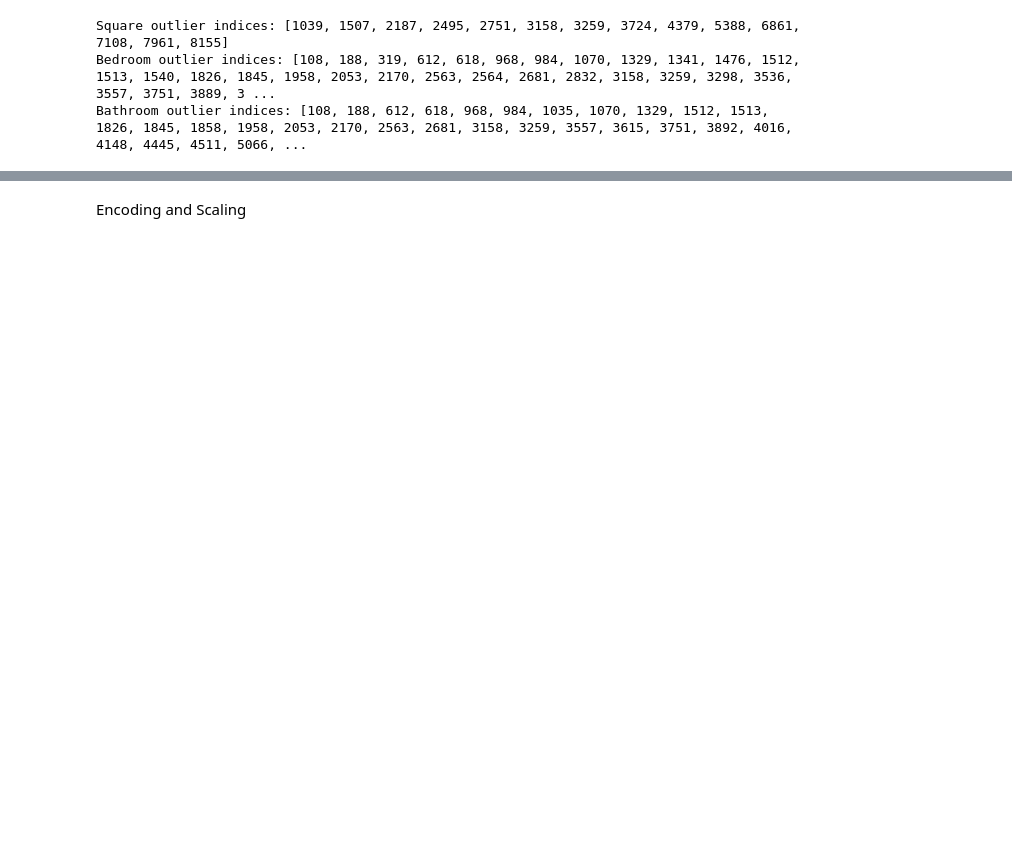
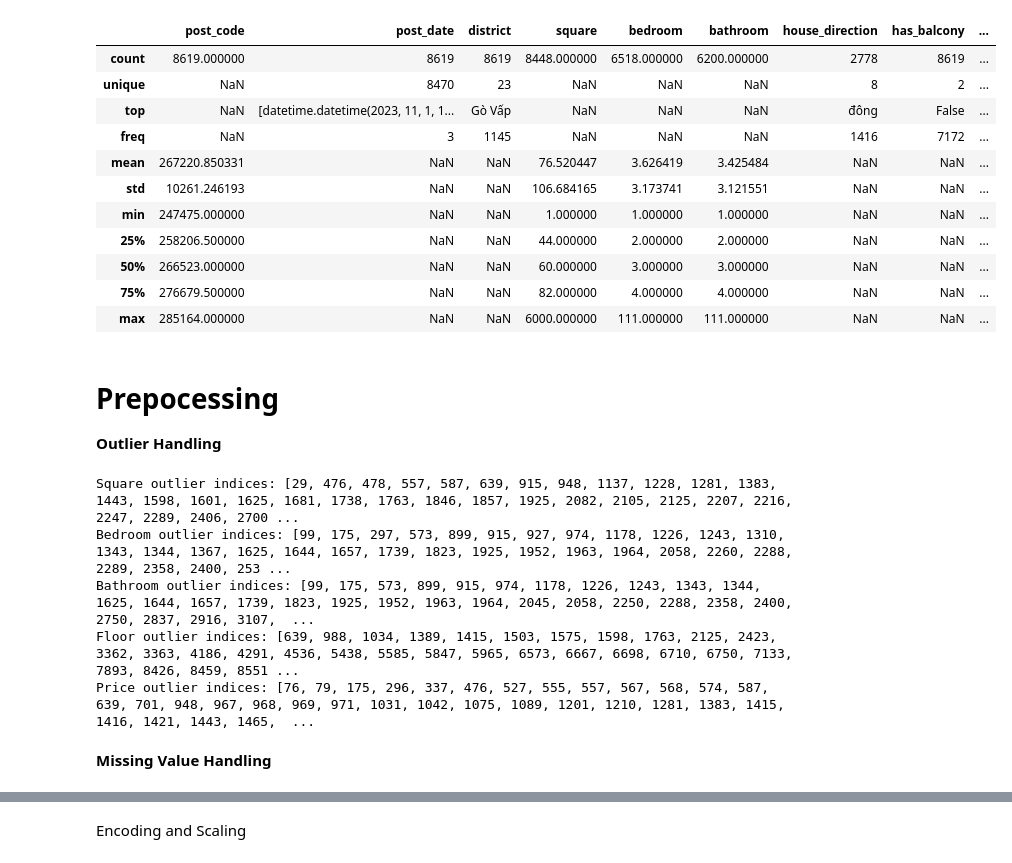
Before and after one commit to tis51T/House-Price-Prediction, a Jupyter notebook: main.ipynb, the cells around one changed output, grey strips where cells are left out. Cells and saved outputs as stored; diff of their text form; code cells hidden in the pictures; blank space fills up the shorter version.

```diff
--- a/main.ipynb
+++ b/main.ipynb
@@ -61,7 +55,25 @@ Outlier Handling
+# %%
+dataset.describe(include='all')
+# %% [output]
+|  | post_code | post_date | district | square | bedroom | bathroom | house_direction | has_balcony | ... |
+| count | 8619.000000 | 8619 | 8619 | 8448.000000 | 6518.000000 | 6200.000000 | 2778 | 8619 | ... |
+| unique | NaN | 8470 | 23 | NaN | NaN | NaN | 8 | 2 | ... |
+| top | NaN | [datetime.datetime(2023, 11, 1, 1... | Gò Vấp | NaN | NaN | NaN | đông | False | ... |
+| freq | NaN | 3 | 1145 | NaN | NaN | NaN | 1416 | 7172 | ... |
+| mean | 267220.850331 | NaN | NaN | 76.520447 | 3.626419 | 3.425484 | NaN | NaN | ... |
+| std | 10261.246193 | NaN | NaN | 106.684165 | 3.173741 | 3.121551 | NaN | NaN | ... |
+| min | 247475.000000 | NaN | NaN | 1.000000 | 1.000000 | 1.000000 | NaN | NaN | ... |
+| 25% | 258206.500000 | NaN | NaN | 44.000000 | 2.000000 | 2.000000 | NaN | NaN | ... |
+| 50% | 266523.000000 | NaN | NaN | 60.000000 | 3.000000 | 3.000000 | NaN | NaN | ... |
+| 75% | 276679.500000 | NaN | NaN | 82.000000 | 4.000000 | 4.000000 | NaN | NaN | ... |
+| max | 285164.000000 | NaN | NaN | 6000.000000 | 111.000000 | 111.000000 | NaN | NaN | ... |
+# %% [markdown]
+# __Prepocessing__
+
+__Outlier Handling__
 # %%
-def detect_outliers_zscore(data):
+def detect_outliers_zscore(data, thres=2.5):
     outliers = []
-    thres = 3
     mean = np.mean(data)
     std = np.std(data)
     # print(mean, std)
@@ -79,7 +91,15 @@ print(f"Bedroom outlier indices: {bedroom_outlier_index}")
 
 bathroom_outlier_index = detect_outliers_zscore(dataset["bathroom"])
 print(f"Bathroom outlier indices: {bathroom_outlier_index}")
+
+floor_outlier_index = detect_outliers_zscore(dataset["floor"])
+print(f"Floor outlier indices: {floor_outlier_index}")
+
+price_outlier_index = detect_outliers_zscore(dataset["price"])
+print(f"Price outlier indices: {price_outlier_index}")
 # %% [output]
-Square outlier indices: [1039, 1507, 2187, 2495, 2751, 3158, 3259, 3724, 4379, 5388, 6861, 7108, 7961, 8155]
-Bedroom outlier indices: [108, 188, 319, 612, 618, 968, 984, 1070, 1329, 1341, 1476, 1512, 1513, 1540, 1826, 1845, 1958, 2053, 2170, 2563, 2564, 2681, 2832, 3158, 3259, 3298, 3536, 3557, 3751, 3889, 3 ...
-Bathroom outlier indices: [108, 188, 612, 618, 968, 984, 1035, 1070, 1329, 1512, 1513, 1826, 1845, 1858, 1958, 2053, 2170, 2563, 2681, 3158, 3259, 3557, 3615, 3751, 3892, 4016, 4148, 4445, 4511, 5066, ...
+Square outlier indices: [29, 476, 478, 557, 587, 639, 915, 948, 1137, 1228, 1281, 1383, 1443, 1598, 1601, 1625, 1681, 1738, 1763, 1846, 1857, 1925, 2082, 2105, 2125, 2207, 2216, 2247, 2289, 2406, 2700 ...
+Bedroom outlier indices: [99, 175, 297, 573, 899, 915, 927, 974, 1178, 1226, 1243, 1310, 1343, 1344, 1367, 1625, 1644, 1657, 1739, 1823, 1925, 1952, 1963, 1964, 2058, 2260, 2288, 2289, 2358, 2400, 253 ...
+Bathroom outlier indices: [99, 175, 573, 899, 915, 974, 1178, 1226, 1243, 1343, 1344, 1625, 1644, 1657, 1739, 1823, 1925, 1952, 1963, 1964, 2045, 2058, 2250, 2288, 2358, 2400, 2750, 2837, 2916, 3107,  ...
+Floor outlier indices: [639, 988, 1034, 1389, 1415, 1503, 1575, 1598, 1763, 2125, 2423, 3362, 3363, 4186, 4291, 4536, 5438, 5585, 5847, 5965, 6573, 6667, 6698, 6710, 6750, 7133, 7893, 8426, 8459, 8551 ...
+Price outlier indices: [76, 79, 175, 296, 337, 476, 527, 555, 557, 567, 568, 574, 587, 639, 701, 948, 967, 968, 969, 971, 1031, 1042, 1075, 1089, 1201, 1210, 1281, 1383, 1415, 1416, 1421, 1443, 1465,  ...
@@ -85,0 +123,2 @@ Bathroom outlier indices: [108, 188, 612, 618, 968, 984, 1035, 1070, 1329, 1512,
+# %% [markdown]
+__Missing Value Handling__
```
Also changed, not shown: parts of 36 cells of this notebook, 23 other files.
